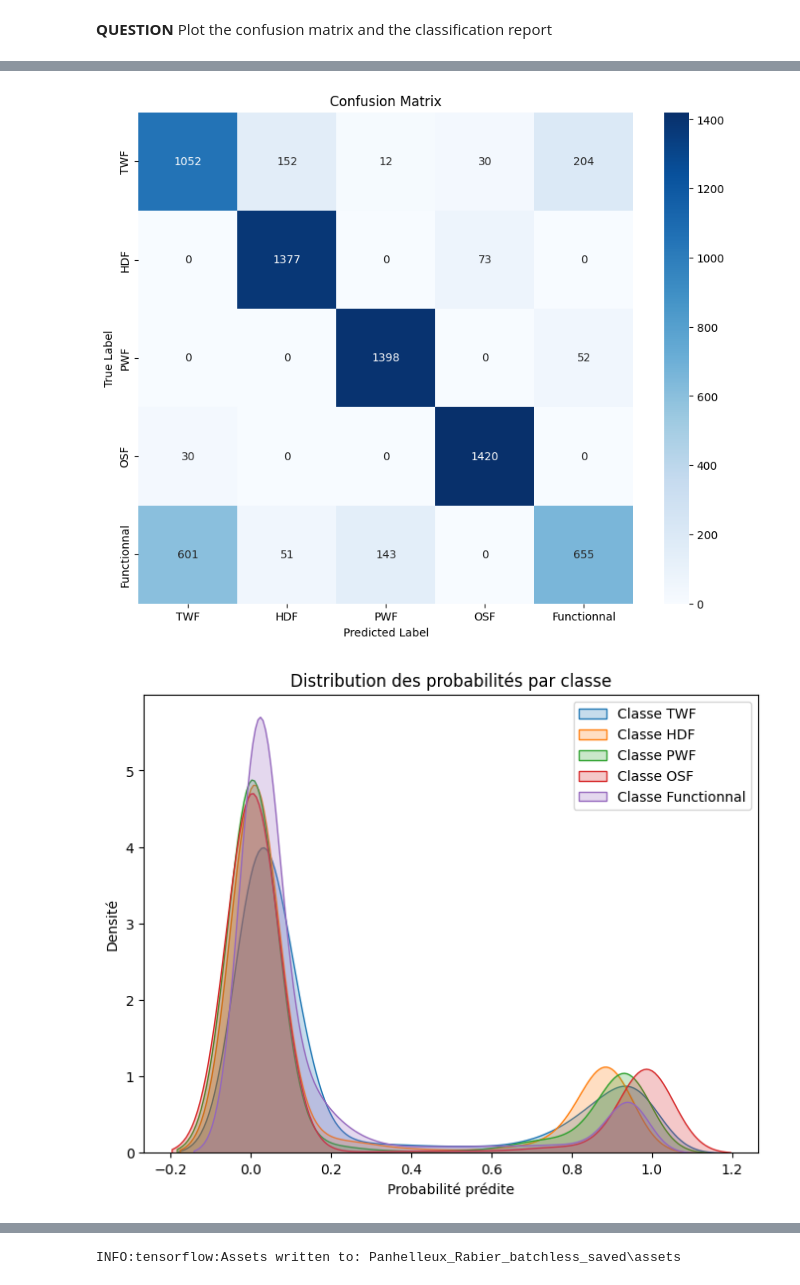
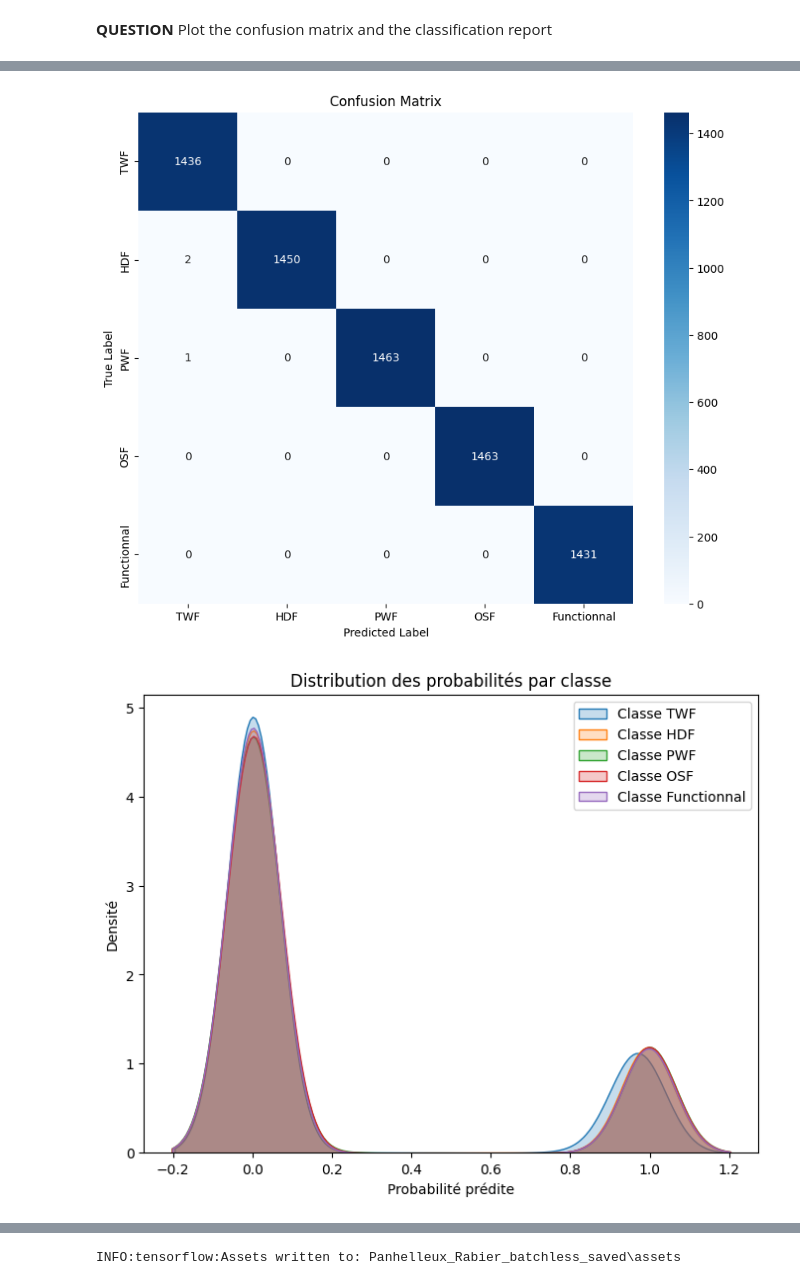
Before and after one commit to tristanplx/embeded_ia, a Jupyter notebook: TP_IA_EMBARQUEE.ipynb, the cells around one changed output, grey strips where cells are left out. Saved outputs shown, nothing was run; the diff lists cells and outputs as text; code cells hidden in the pictures.

Commit message:
upgraded model full accuracy saved , overfitting ?

```diff
--- a/TP_IA_EMBARQUEE.ipynb
+++ b/TP_IA_EMBARQUEE.ipynb
@@ -480,26 +492,26 @@ print(class_weight_dict)
 
 
 # For input shape (100, 5)
-inputs = Input(shape=(5,))
+inputs = Input(shape=(X_train.shape[1],))
 
 # Dense layers with L2 regularization, ReLu activation and dropout rate of 25%
 
 
-x = Dense(512, kernel_regularizer=l2(0.01))(inputs)
+x = Dense(512)(inputs)
 x = ReLU()(x)
 x = Dropout(0.1)(x)
 
-x = Dense(128, kernel_regularizer=l2(0.01))(x)
+x = Dense(128)(x)
 x = ReLU()(x)
 x = Dropout(0.1)(x)
 
 
-x = Dense(64, kernel_regularizer=l2(0.01))(x)
+x = Dense(64)(x)
 x = ReLU()(x)
 x = Dropout(0.1)(x)
 
 
-x = Dense(32, kernel_regularizer=l2(0.01))(x)
+x = Dense(32)(x)
 x = ReLU()(x)
 x = Dropout(0.1)(x)
 
@@ -507,7 +519,7 @@ x = Dropout(0.1)(x)
 outputs = Dense(5, activation='softmax')(x)
 
 #Model defintion
-weighted = tf.keras.Model(inputs=inputs, outputs=outputs, name="unbalanced")
+weighted = tf.keras.Model(inputs=inputs, outputs=outputs, name="weighted")
 
 weighted.summary()
 
@@ -522,7 +534,7 @@ nb_epochs = 70
 batch_size = 120
 
 #Train the model
-training_history_weighted = weighted.fit(X_train_resampled, Y_train_resampled,class_weight=class_weight_dict,validation_data=(X_valid_resampled, Y_valid_resampled),epochs=nb_epochs,batch_size=batch_size)
+training_history_weighted = weighted.fit(np.array(X_train,dtype=np.float32), np.array(Y_train,dtype=np.float32),validation_data=(np.array(X_valid,dtype=np.float32), np.array(Y_valid,dtype=np.float32)),epochs=nb_epochs,batch_size=batch_size)
 
-weighted.save('Panhelleux_Rabier_balanced_model.h5')
+#weighted.save('Panhelleux_Rabier_balanced_model.h5')
 # %% [output]
@@ -577,11 +588,9 @@ WARNING:absl:You are saving your model as an HDF5 file via `model.save()` or `ke
 display_training_curves(training_history_weighted)
 
 #Predictions
-Y_pred_probs = weighted.predict(X_test_resampled) # Get probability predictions
+Y_pred_probs = weighted.predict(np.array(X_test,dtype=np.float32)) # Get probability predictions
 Y_pred = np.argmax(Y_pred_probs, axis=1) # Convert to class labels
-Y_true = np.argmax(Y_test_resampled, axis=1)
-print(Y_test_resampled.shape)
-
+Y_true = np.argmax(np.array(Y_test,dtype=np.float32), axis=1)
 
 
 #Confusion Matrix
@@ -617,4 +625,4 @@ print(report)
-[figure, old version]
+[figure, new version]
-[figure, old version]
+[figure, new version]
               precision    recall  f1-score   support
 
```
Also changed, not shown: parts of 5 cells of this notebook.
